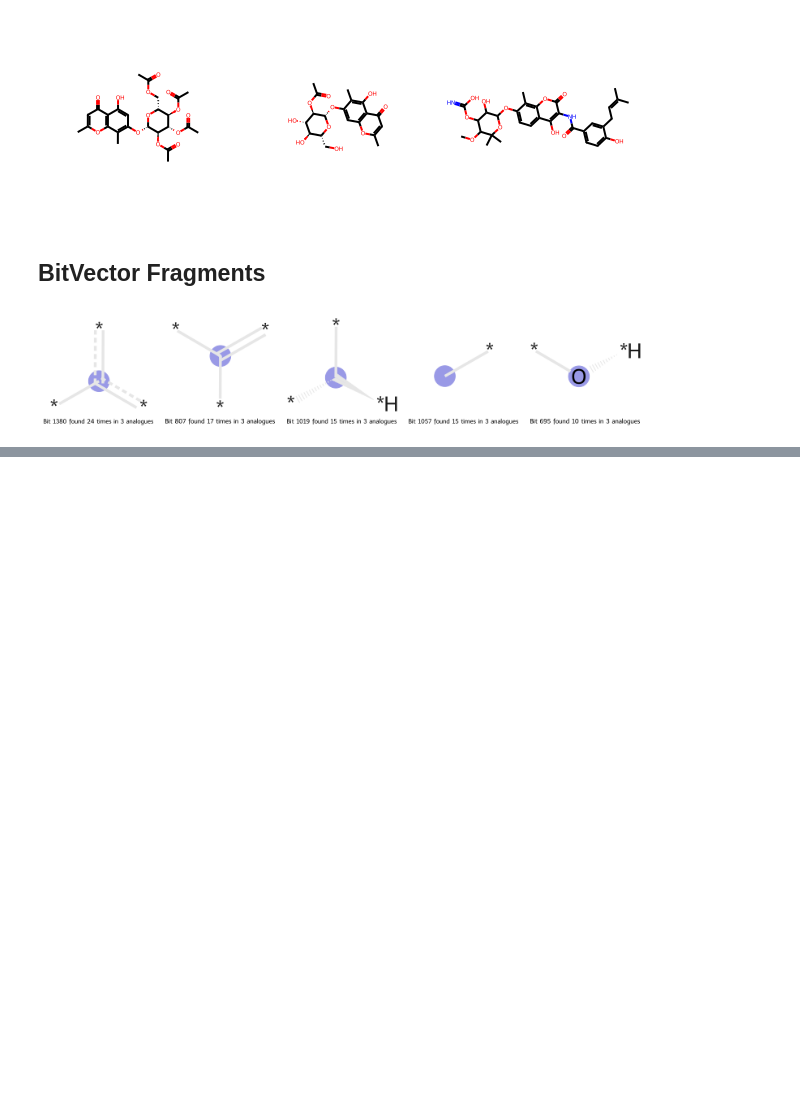
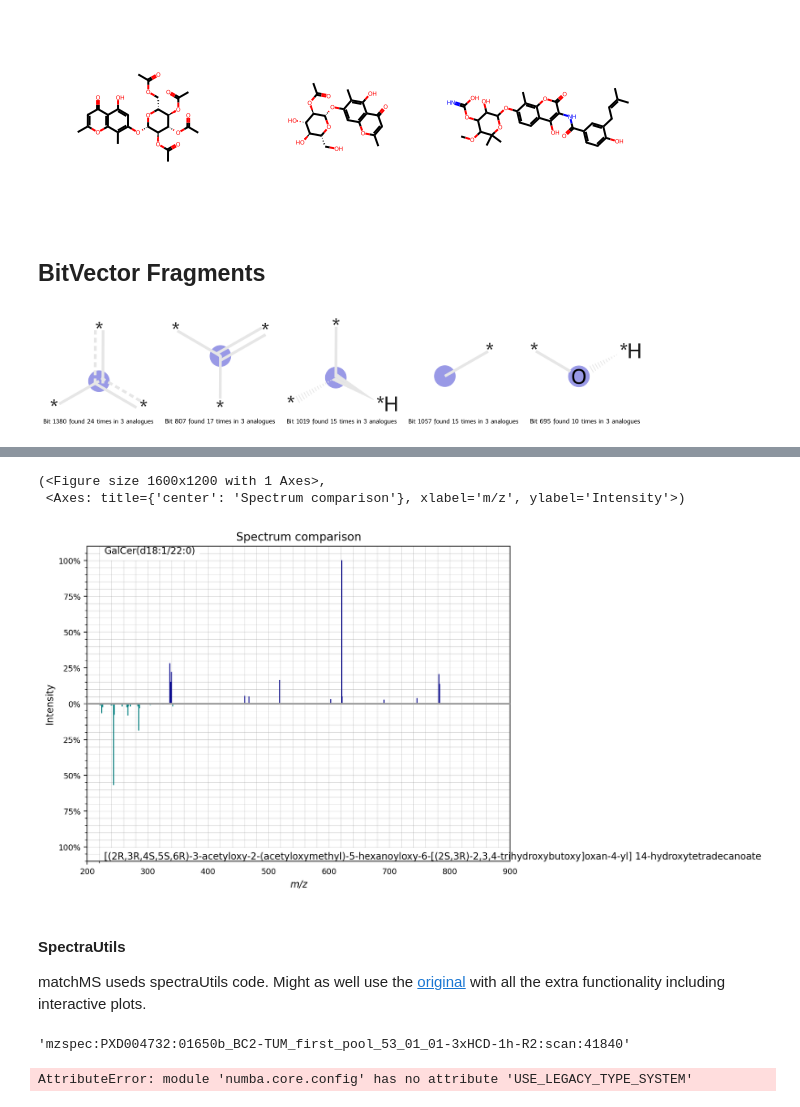
Before and after one commit to Knerten0815/master-thesis-code, a Jupyter notebook: ChemspaceExplorerExplorer.ipynb, the cells around one changed output, grey strips where cells are left out. Drawn from its saved outputs; the diff is of its cells as text; code cells hidden in the pictures; blank space fills up the shorter version.

```diff
--- a/ChemspaceExplorerExplorer.ipynb
+++ b/ChemspaceExplorerExplorer.ipynb
@@ -83,0 +216,36 @@ extract_bitvector_fragments_from_analogues(mols, 2, fragments_per_row=fragments_
+# %%
+query_spectra[0].plot_against(query_spectra[1])
+# %% [output]
+(<Figure size 1600x1200 with 1 Axes>,
+ <Axes: title={'center': 'Spectrum comparison'}, xlabel='m/z', ylabel='Intensity'>)
+[figure, added]
+# %% [markdown]
+#### SpectraUtils
+
+matchMS useds spectraUtils code. Might as well use the [original](https://spectrum-utils.readthedocs.io/en/latest/plotting.html) with all the extra functionality including interactive plots.
+# %%
+import spectrum_utils.spectrum as sus
+
+sus.MsmsSpectrum
+# %% [output]
+'mzspec:PXD004732:01650b_BC2-TUM_first_pool_53_01_01-3xHCD-1h-R2:scan:41840'
+# %%
+import matplotlib.pyplot as plt
+import spectrum_utils.plot as sup
+import spectrum_utils.spectrum as sus
+
+
+peptide = "DLTDYLM[Oxidation]K"
+usi_top = "mzspec:PXD005175:CRC_iTRAQ_06:scan:11803:VEYTLGEESEAPGQR/3"
+spectrum_top = sus.MsmsSpectrum.from_usi(usi_top)
+spectrum_top.annotate_proforma(peptide, 0.5, "Da", ion_types="aby")
+usi_bottom = "mzspec:MSV000080679:j11962_C1orf144:scan:10671"
+spectrum_bottom = sus.MsmsSpectrum.from_usi(usi_bottom)
+spectrum_bottom.annotate_proforma(peptide, 0.5, "Da", ion_types="aby")
+
+fig, ax = plt.subplots(figsize=(12, 6))
+sup.mirror(spectrum_top, spectrum_bottom, ax=ax)
+plt.savefig("mirror.png", dpi=300, bbox_inches="tight", transparent=True)
+plt.close()
+# %% [output]
+AttributeError: module 'numba.core.config' has no attribute 'USE_LEGACY_TYPE_SYSTEM'
```
Also changed, not shown: parts of 9 cells of this notebook.
